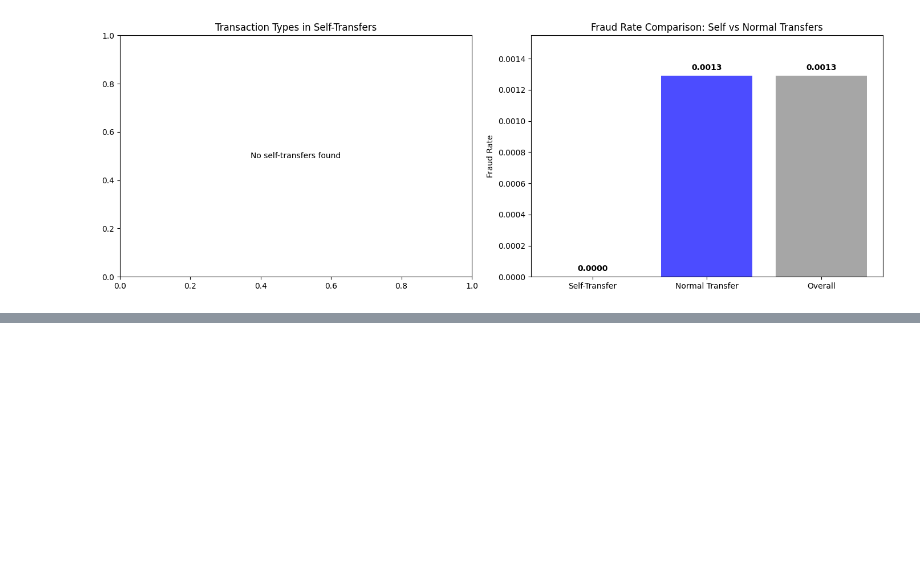
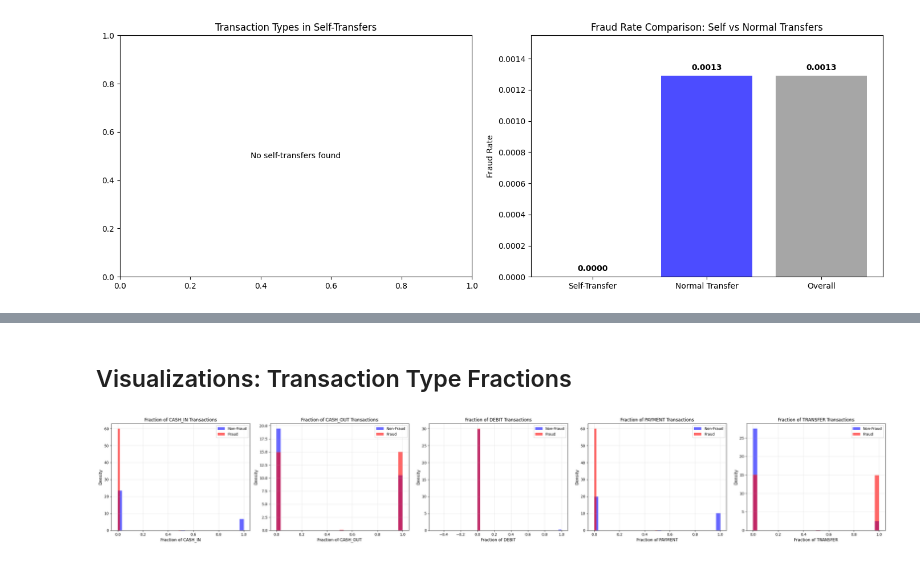
Before and after one commit to jl5045/DSA4263, a Jupyter notebook: notebooks/EDA.ipynb, the cells around one changed output, grey strips where cells are left out. Saved outputs shown, nothing was run; the diff lists cells and outputs as text; code cells hidden in the pictures; blank space fills up the shorter version.

```diff
--- a/notebooks/EDA.ipynb
+++ b/notebooks/EDA.ipynb
@@ -927,0 +1238,32 @@ if df['sameUserTransaction'].sum() > 0:
+# %% [markdown]
+## Visualizations: Transaction Type Fractions
+# %%
+# Visualize transaction type fractions
+# Get fraction columns
+fraction_cols = [col for col in df.columns if col.startswith('fraction_') and not col.endswith('_recv')]
+
+if len(fraction_cols) > 0:
+    fig, axes = plt.subplots(1, len(fraction_cols), figsize=(6*len(fraction_cols), 5))
+
+    if len(fraction_cols) == 1:
+        axes = [axes]
+
+    for idx, col in enumerate(fraction_cols):
+        # Extract transaction type name
+        txn_type = col.replace('fraction_', '')
+
+        # Plot histogram
+        axes[idx].hist(df[df['isFraud']==0][col].dropna(), bins=30, alpha=0.6, label='Non-Fraud', color='blue', density=True)
+        axes[idx].hist(df[df['isFraud']==1][col].dropna(), bins=30, alpha=0.6, label='Fraud', color='red', density=True)
+        axes[idx].set_xlabel(f'Fraction of {txn_type}', fontsize=11)
+        axes[idx].set_ylabel('Density', fontsize=11)
+        axes[idx].set_title(f'Fraction of {txn_type} Transactions', fontsize=12)
+        axes[idx].legend()
+        axes[idx].grid(True, alpha=0.3)
+
+    plt.tight_layout()
+    plt.show()
+else:
+    print("No transaction type fraction columns found")
+# %% [output]
+[figure, added]
```
Also changed, not shown: parts of 20 cells of this notebook.
